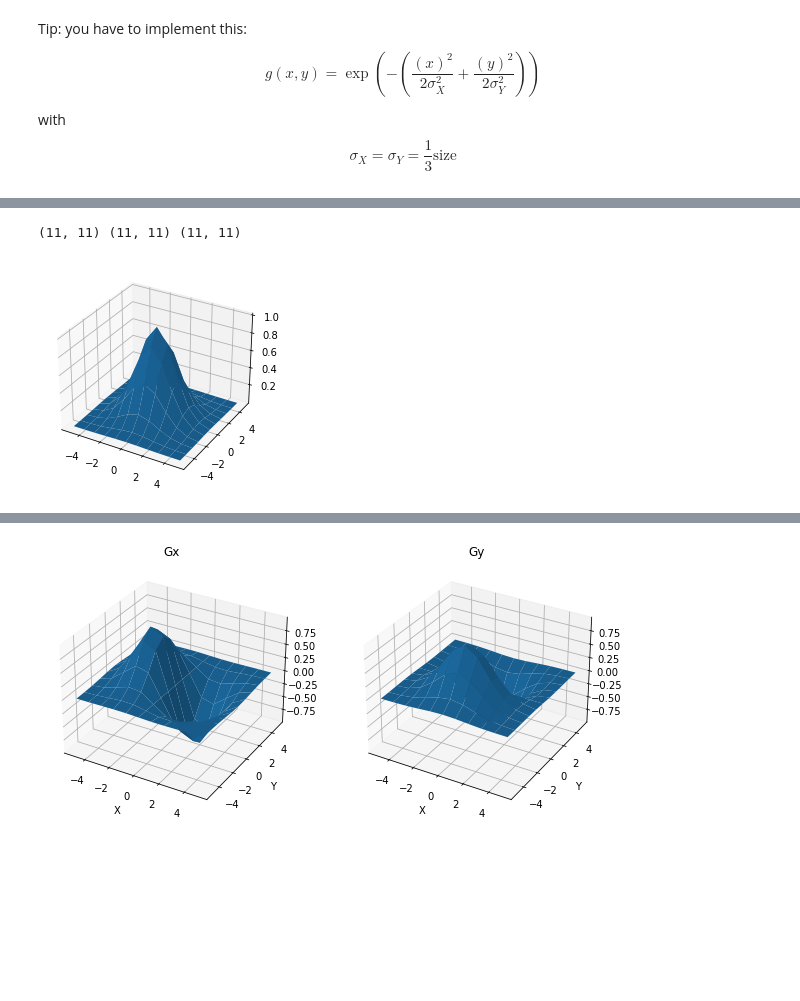
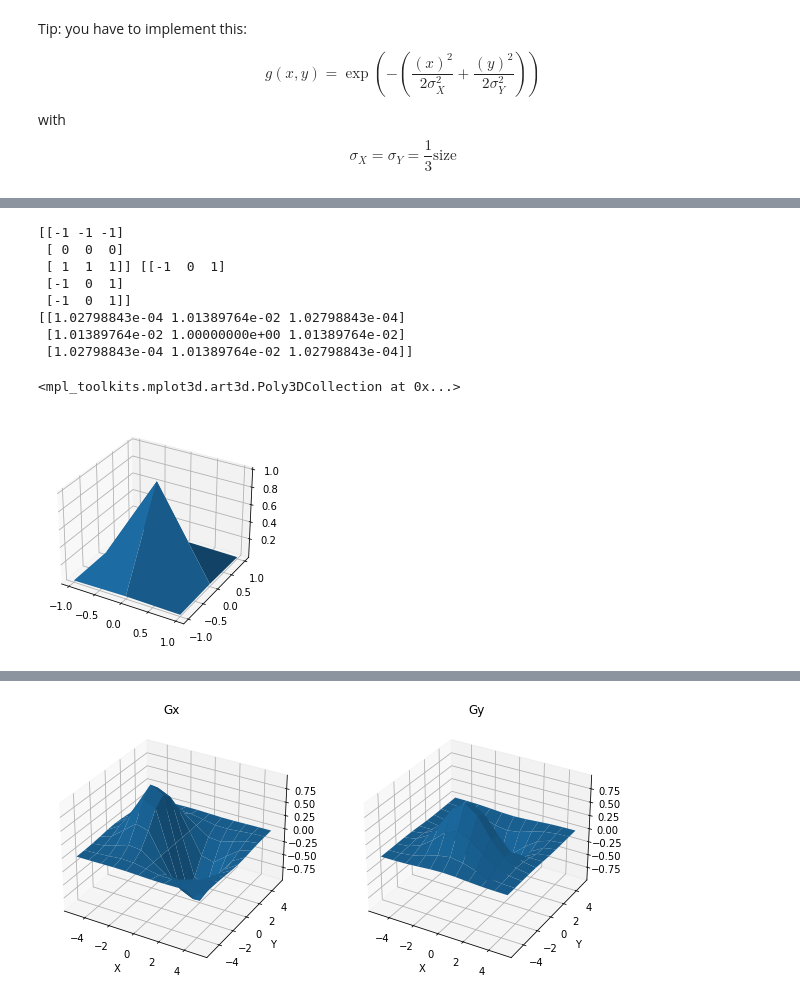
Before and after one commit to Lycoon/harris-cuda, a Jupyter notebook: solution/practice_02-01_detection-description.ipynb, the cells around one changed output, grey strips where cells are left out. Cells and saved outputs as stored; diff of their text form; code cells hidden in the pictures; blank space fills up the shorter version.

```diff
--- a/solution/practice_02-01_detection-description.ipynb
+++ b/solution/practice_02-01_detection-description.ipynb
@@ -269,17 +270,25 @@ We are looking for something which looks like this, ie a maximal response at the
 from mpl_toolkits.mplot3d import Axes3D
 # %%
 # Run this cell
-wsize = 5
+wsize = 1
 Y,X = np.mgrid[-wsize:wsize+1,-wsize:wsize+1]
 Z = gauss_kernel(wsize)
-print(X.shape, Y.shape, Z.shape)
-# print(Z)
+# print(X.shape, Y.shape, Z.shape)
+print(Z)
 fig = plt.figure()
 ax = fig.add_subplot(111, projection='3d')
-ax.plot_surface(X, Y, Z);
+ax.plot_surface(X, Y, Z)
 # %% [output]
-(11, 11) (11, 11) (11, 11)
+[[-1 -1 -1]
+ [ 0  0  0]
+ [ 1  1  1]] [[-1  0  1]
+ [-1  0  1]
+ [-1  0  1]]
+[[1.02798843e-04 1.01389764e-02 1.02798843e-04]
+ [1.01389764e-02 1.00000000e+00 1.01389764e-02]
+ [1.02798843e-04 1.01389764e-02 1.02798843e-04]]
+<mpl_toolkits.mplot3d.art3d.Poly3DCollection at 0x...>
-[figure, old version]
+[figure, new version]
 # %% [markdown]
 <div style="overflow: auto; border-style: dotted; border-width: 1px; padding: 10px; margin: 10px 0px">
 <img alt="work" src='img/work.png' style='float: left; margin-right: 20px'>
```
Also changed, not shown: parts of 1 cell of this notebook, 6 other files.
